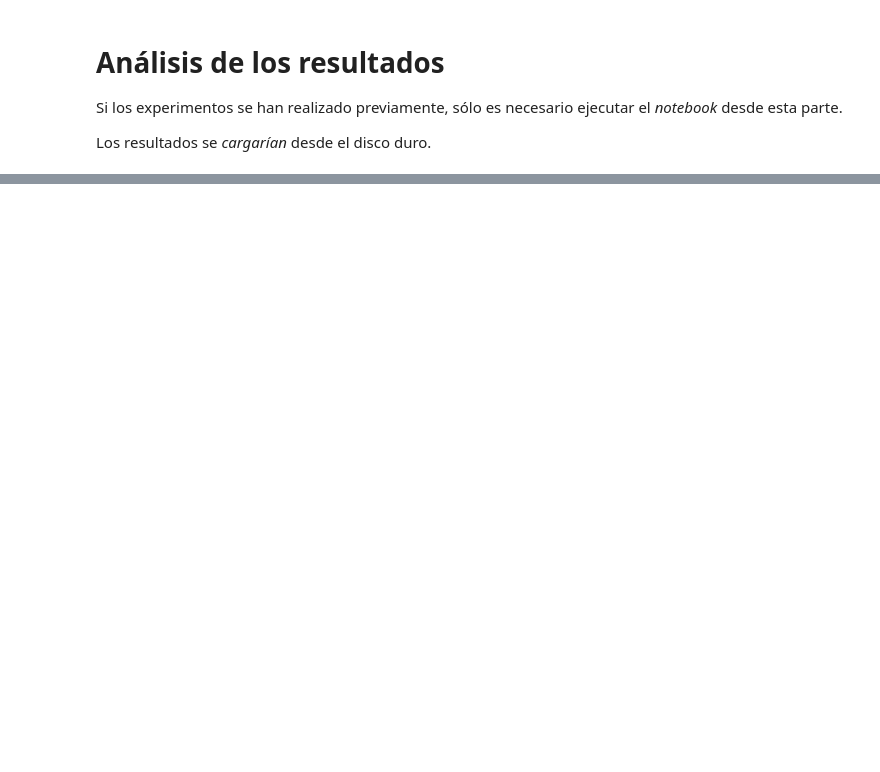
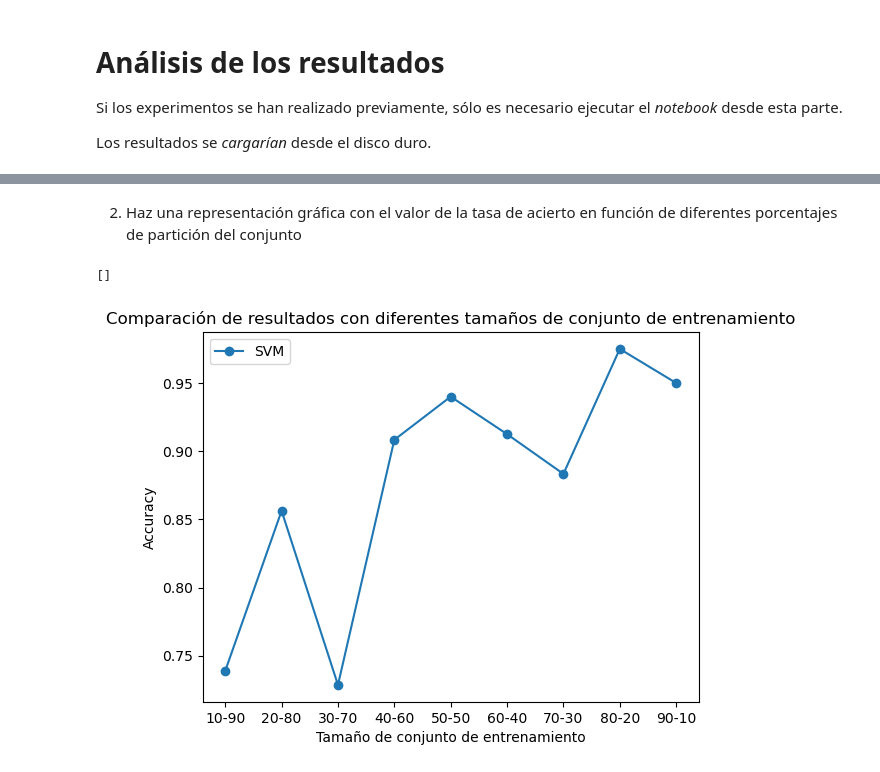
Before and after one commit to alvaromanjon/practicas-SisInt-UBU, a Jupyter notebook: Semana 11 - Prácticas de segunda convocatoria/Práctica 2/DrugClassificationLoadingAndClassVEstudiantes.ipynb, the cells around one changed output, grey strips where cells are left out. Cells and saved outputs as stored; diff of their text form; code cells hidden in the pictures; blank space fills up the shorter version.

```diff
--- a/Semana 11 - Prácticas de segunda convocatoria/Práctica 2/DrugClassificationLoadingAndClassVEstudiantes.ipynb
+++ b/Semana 11 - Prácticas de segunda convocatoria/Práctica 2/DrugClassificationLoadingAndClassVEstudiantes.ipynb
@@ -413,0 +458,15 @@ df_report.round(4)[["precision","recall","f1-score"]]
+# %%
+resultados10_90 = get_results('PrediccionesDrugClassification_10_90.obj')
+resultados20_80 = get_results('PrediccionesDrugClassification_20_80.obj')
+resultados30_70 = get_results('PrediccionesDrugClassification_30_70.obj')
+resultados40_60 = get_results('PrediccionesDrugClassification_40_60.obj')
+resultados50_50 = get_results('PrediccionesDrugClassification_50_50.obj')
+resultados60_40 = get_results('PrediccionesDrugClassification_60_40.obj')
+resultados70_30 = get_results('PrediccionesDrugClassification_70_30.obj')
+resultados80_20 = get_results('PrediccionesDrugClassification_80_20.obj')
+resultados90_10 = get_results('PrediccionesDrugClassification_90_10.obj')
+
+datos = [resultados10_90["Acc"], resultados20_80["Acc"], resultados30_70["Acc"], resultados40_60["Acc"], resultados50_50["Acc"], resultados60_40["Acc"], resultados70_30["Acc"], resultados80_20["Acc"], resultados90_10["Acc"]]
+df_total = pd.concat(datos)
+df_total.index = ["10-90", "20-80", "30-70", "40-60", "50-50", "60-40", "70-30", "80-20", "90-10"]
+print(df_total)
@@ -413,0 +484,12 @@ df_report.round(4)[["precision","recall","f1-score"]]
+# %% [markdown]
+2. Haz una representación gráfica con el valor de la tasa de acierto en función de diferentes porcentajes de partición del conjunto
+# %%
+plt.title("Comparación de resultados con diferentes tamaños de conjunto de entrenamiento")
+plt.plot(df_total, marker='o')
+plt.ylabel("Accuracy")
+plt.xlabel("Tamaño de conjunto de entrenamiento")
+plt.legend(df_total.columns)
+plt.plot()
+# %% [output]
+[]
+[figure, added]
```
Also changed, not shown: parts of 11 cells of this notebook, 18 other files.
